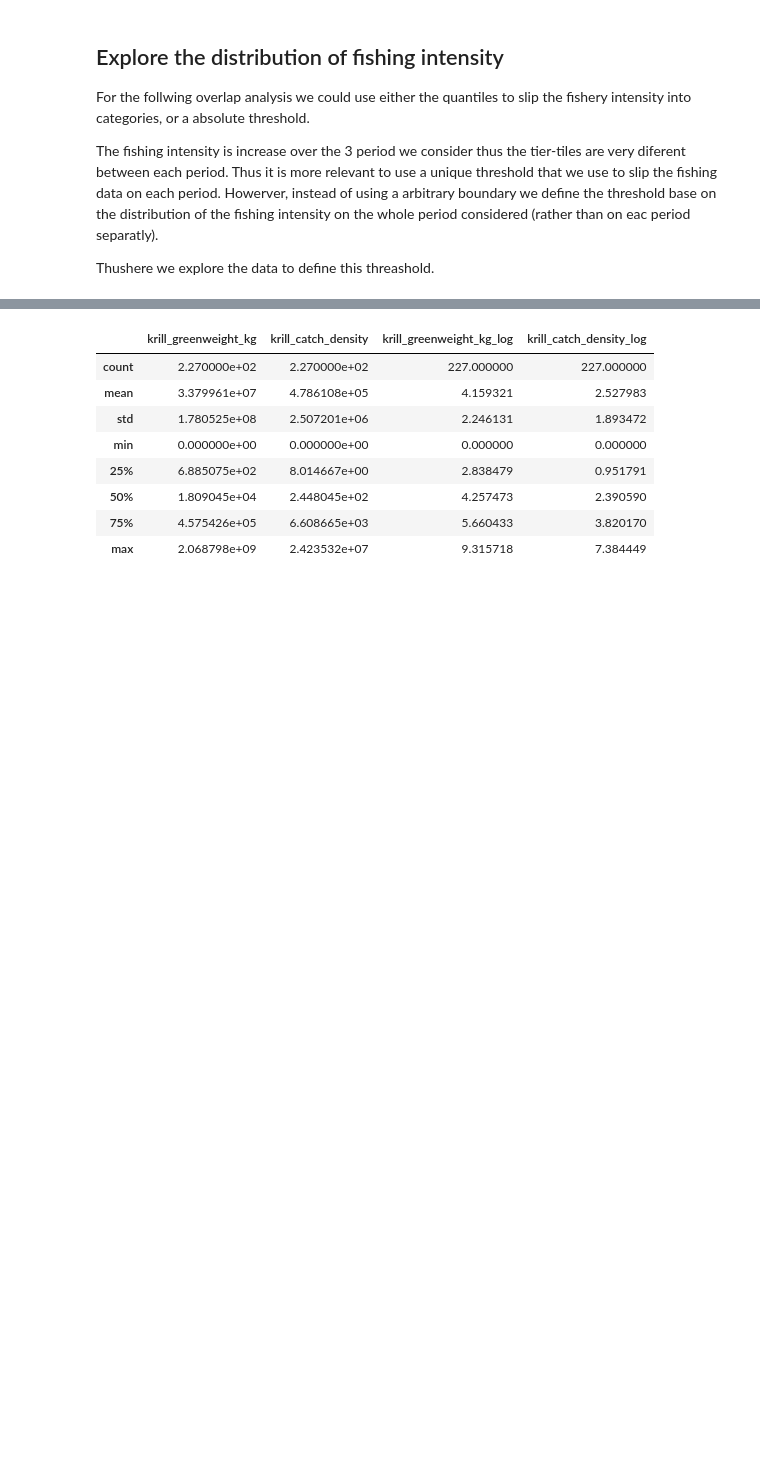
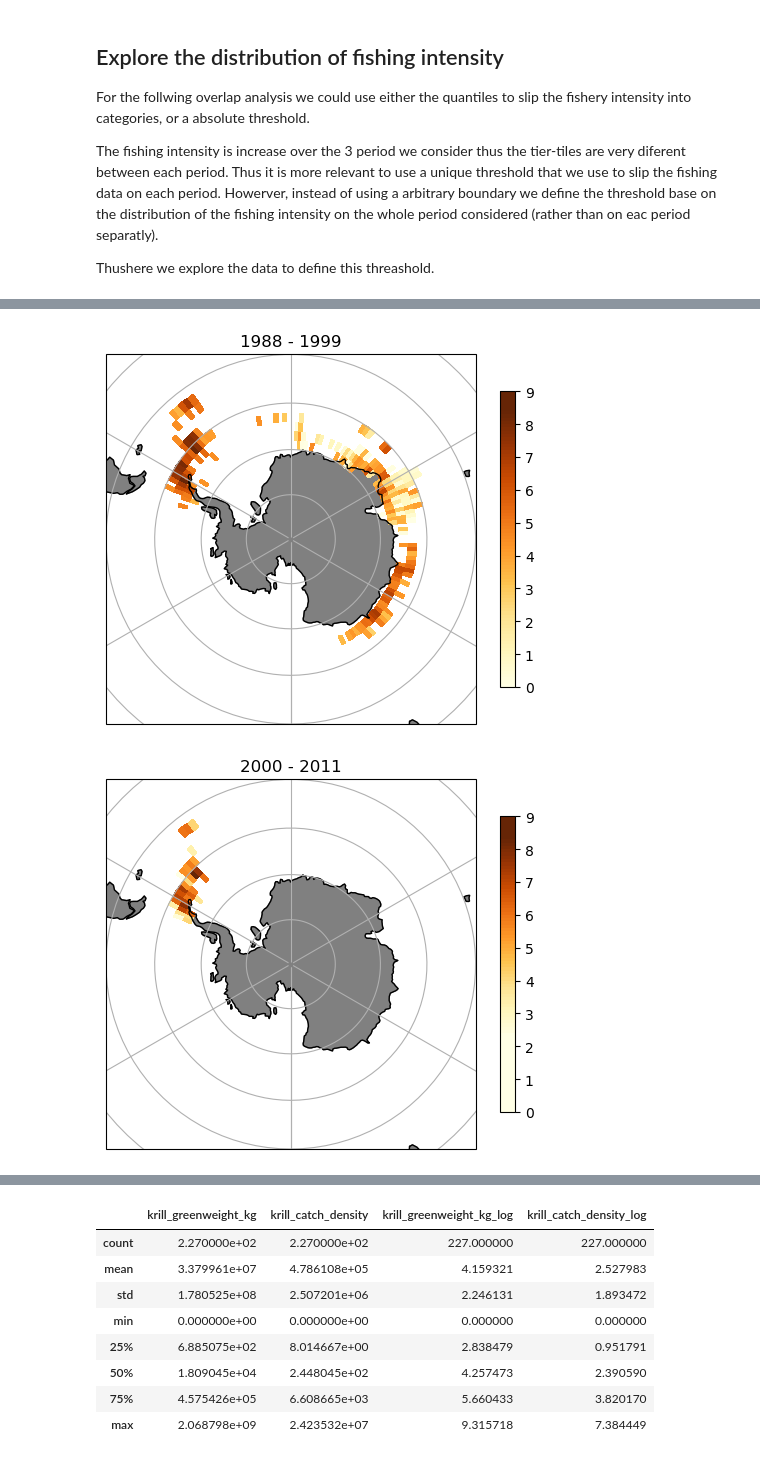
Before and after one commit to AnaelleDurfort/Key_Areas_krill_carbon_sequestration, a Jupyter notebook: data_formating/Krill_catch_data_formating_2.ipynb, the cells around one changed output, grey strips where cells are left out. Saved outputs shown, nothing was run; the diff lists cells and outputs as text; code cells hidden in the pictures; blank space fills up the shorter version.

```diff
--- a/data_formating/Krill_catch_data_formating_2.ipynb
+++ b/data_formating/Krill_catch_data_formating_2.ipynb
@@ -266,0 +380,78 @@ Thushere we explore the data to define this threashold.
+# %%
+
+map_proj = ccrs.SouthPolarStereo()
+
+# From 1988 to 2000 ###############
+p1 = xr_period1_summer['krill_greenweight_kg_log'].plot(
+    transform=ccrs.PlateCarree(),  # the data's projection
+    add_colorbar = False,
+    subplot_kws={"projection": map_proj},
+    cmap= "YlOrBr"
+)
+
+p1.axes.gridlines()
+p1.axes.add_feature(cfeature.LAND, color='grey')
+p1.axes.add_feature(cfeature.COASTLINE)
+cb = plt.colorbar(p1, label = '', shrink = 0.8, boundaries = np.linspace(0,9,91))
+
+# cb.set_label(label='Catch density [$Kg.(10^4 km²)^{-1}.year^{-1}$] (in log(x+1) scale)', size=13)
+cax = cb.ax
+# cax.axhline(2.085731, c='w', linewidth = 1)
+# cax.axhline(3.506890, c='w')
+
+plt.title('1988 - 1999')
+
+# save
+# plt.savefig('./figures/catch_period1.png', bbox_inches='tight', dpi=300)
+
+plt.show()
+
+
+# From 2000 to 2010 ###############
+p2 = xr_period2_summer['krill_greenweight_kg_log'].plot(
+    transform=ccrs.PlateCarree(),  # the data's projection
+    add_colorbar = False,
+    subplot_kws={"projection": map_proj},
+    cmap= "YlOrBr"
+)
+
+p2.axes.gridlines()
+p2.axes.add_feature(cfeature.LAND, color='grey')
+p2.axes.add_feature(cfeature.COASTLINE)
+cb = plt.colorbar(p2, label = '', shrink = 0.8, boundaries = np.linspace(0,9,91)) # Krill catch density  [Kg/km²/year] (in scale log(x+1))
+# cb.set_label(label='Catch density [$Kg.(10^4 km²)^{-1}.year^{-1}$] (in log(x+1) scale)', size=13)
+cax = cb.ax
+# cax.axhline(3.874205, c='w', linewidth = 1)
+# cax.axhline(5.553015, c='w')
+plt.title('2000 - 2011')
+
+# save
+# plt.savefig('./figures/catch_period2.png', bbox_inches='tight', dpi=300)
+
+plt.show()
+
+# From 2010 to 2023 #############
+p3 = xr_period3_summer['krill_greenweight_kg_log'].plot(
+    transform=ccrs.PlateCarree(),  # the data's projection
+    add_colorbar = False,
+    subplot_kws={"projection": map_proj},
+    cmap= "YlOrBr"
+)
+
+p3.axes.gridlines()
+p3.axes.add_feature(cfeature.LAND, color='grey')
+p3.axes.add_feature(cfeature.COASTLINE)
+cb = plt.colorbar(p3, label = '', shrink = 0.8, boundaries = np.linspace(0,9,91))
+cb.set_label(label='Cumulated krill catch [Kg] (in log(x+1) scale)', size=12)
+cax = cb.ax
+# cax.axhline(2.714316, c='w', linewidth = 1)
+# cax.axhline(5.499477, c='w')
+plt.title('2012 - 2023')
+
+# save
+# plt.savefig('./figures/catch_period3.png', bbox_inches='tight', dpi=300)
+
+plt.show()
+# %% [output]
+[figure, added]
+[figure, added]
```
Also changed, not shown: parts of 20 cells of this notebook, 1 other file.
